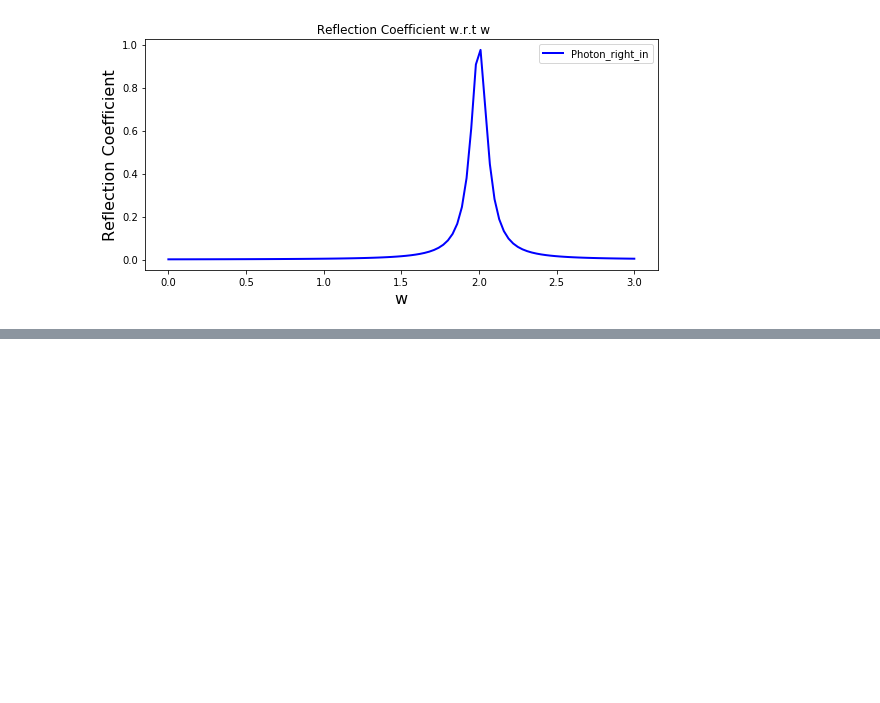
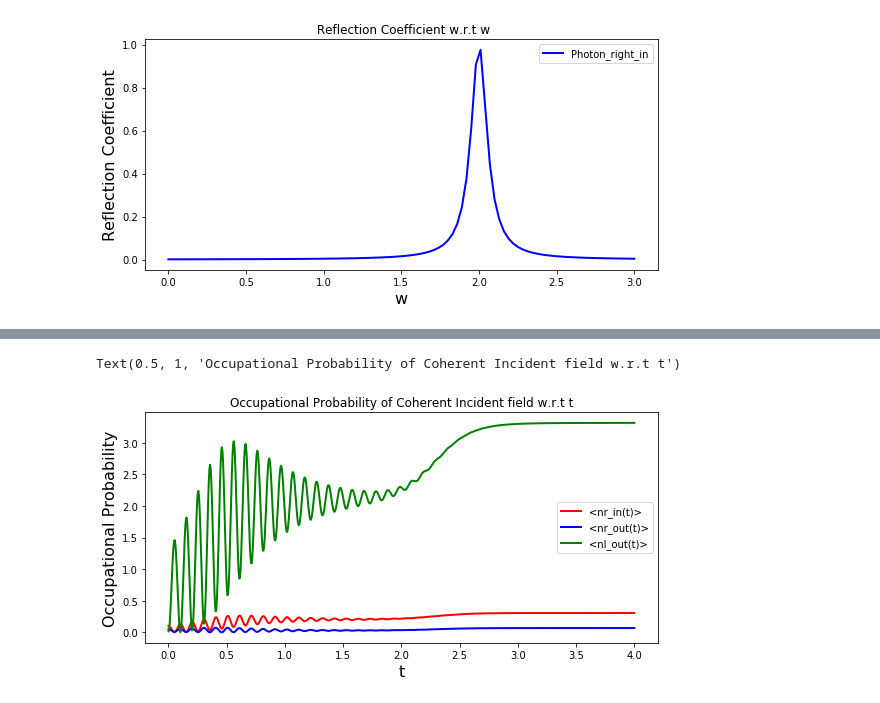
Before and after one commit to Aakashv6/Non-linear-Mirrors, a Jupyter notebook: Non-linear Mirror-Simulation-v1.ipynb, the cells around one changed output, grey strips where cells are left out. Drawn from its saved outputs; the diff is of its cells as text; code cells hidden in the pictures; blank space fills up the shorter version.

```diff
--- a/Non-linear Mirror-Simulation-v1.ipynb
+++ b/Non-linear Mirror-Simulation-v1.ipynb
@@ -60,7 +60,7 @@ def tdep(K, t):
         # Rotating frame normalization
         rho = ((w+wp)/c)/np.sqrt((w + wp)**2 - (c*k)**2) # Normalization factor
 
-        K = np.sqrt(rho) * K                             # Rotating frame normalization
+        K =  K                             # Rotating frame normalization
 
         # Radiative decay of excitons into right(left) moving modes
         gamma = 2 * np.pi * (K ** 2)
@@ -385,15 +406,18 @@ axes.set_title("Occupational Probability of Coherent Incident field w.r.t t")
 # %%
 fig, axes = plt.subplots(1, 1, sharex=True, figsize=(8,4))
 
-axes.plot(tlist, nro_expt, 'r', linewidth=2, label="<nr_in(t)>")
+axes.plot(tlist, nri_expt, 'r', linewidth=2, label="<nr_in(t)>")
 axes.plot(tlist, nro_expt, 'b', linewidth=2, label="<nr_out(t)>")
 axes.plot(tlist, nlo_expt, 'g', linewidth=2, label="<nl_out(t)>")
 axes.set_ylabel("Occupational Probability", fontsize=16)
 axes.set_xlabel("t", fontsize=16)
 axes.legend(loc=0)
 
 fig.tight_layout()
 axes.set_title("Occupational Probability of Coherent Incident field w.r.t t")
+# %% [output]
+Text(0.5, 1, 'Occupational Probability of Coherent Incident field w.r.t t')
+[figure, added]
 # %%
 fig, axes = plt.subplots(1, 1, sharex=True, figsize=(8,4))
 
```
Also changed, not shown: parts of 22 cells of this notebook, 1 other file.
